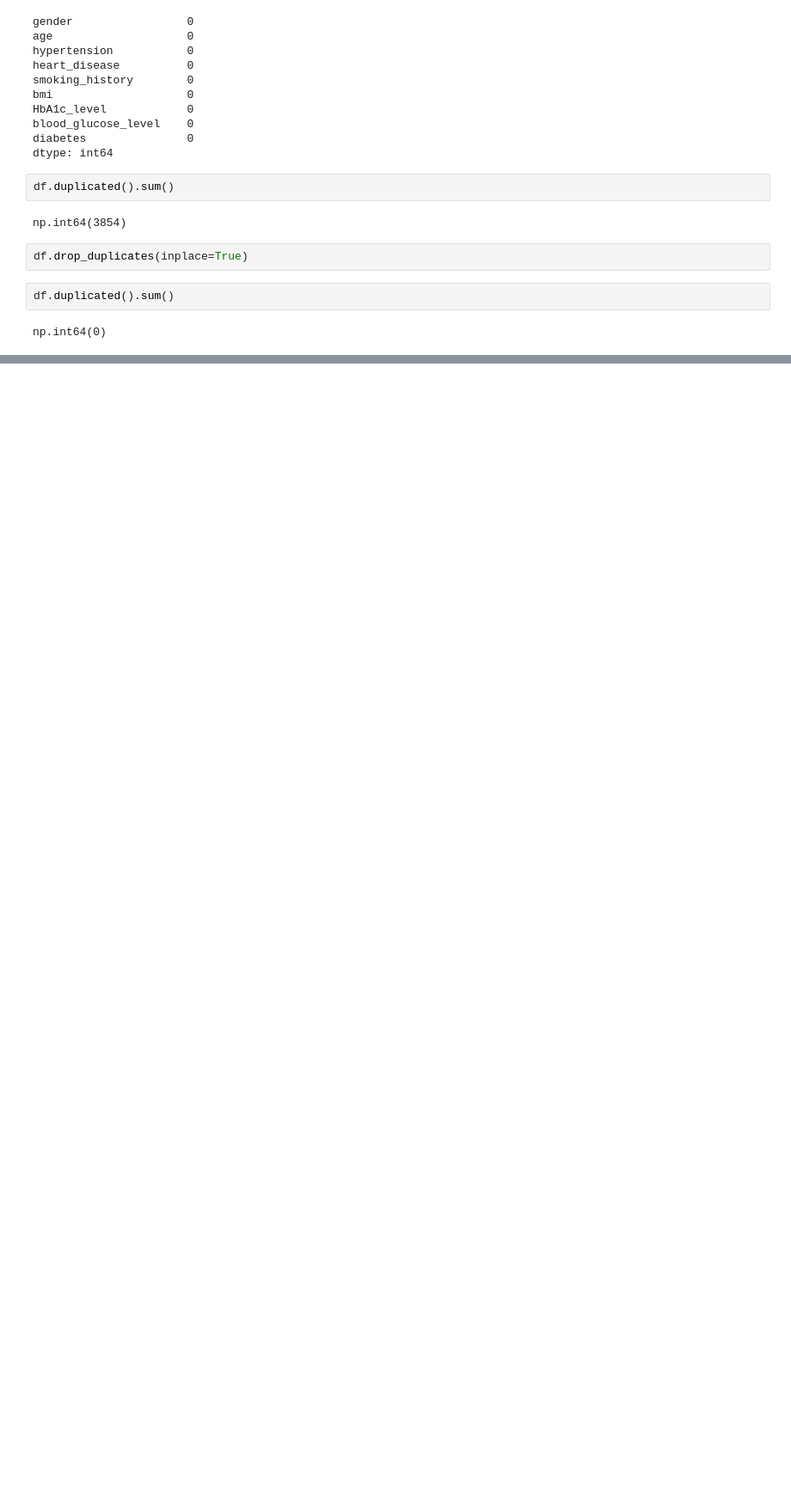
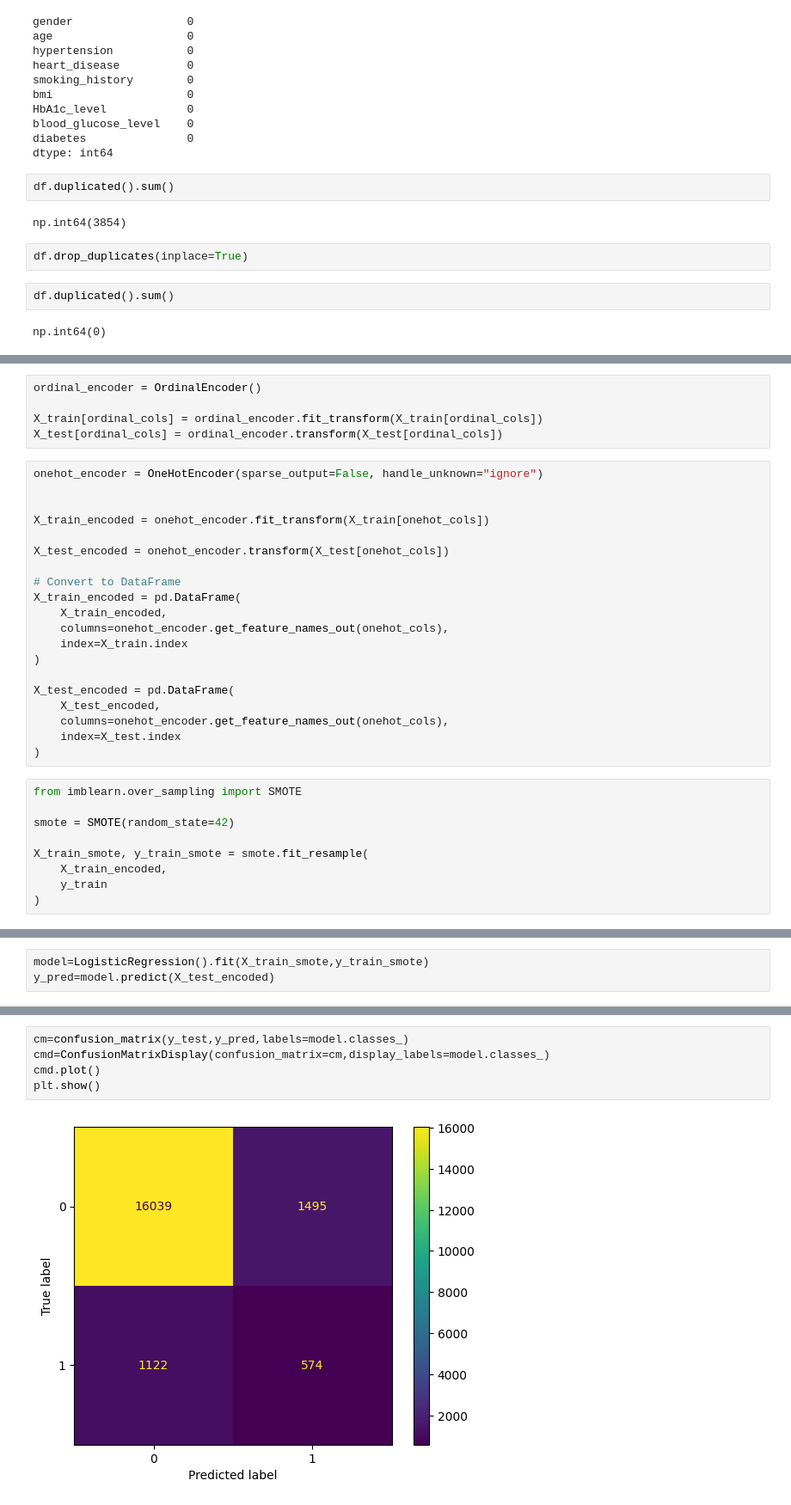
Before and after one commit to bhijanbastola/100days, a Jupyter notebook: DoNotOpen/diabetes.ipynb, the cells around one changed output, grey strips where cells are left out. Shown at 86% size. Saved outputs shown, nothing was run; the diff lists cells and outputs as text; blank space fills up the shorter version.

```diff
--- a/DoNotOpen/diabetes.ipynb
+++ b/DoNotOpen/diabetes.ipynb
@@ -108,0 +188,34 @@ np.int64(0)
+# %%
+ordinal_encoder = OrdinalEncoder()
+
+X_train[ordinal_cols] = ordinal_encoder.fit_transform(X_train[ordinal_cols])
+X_test[ordinal_cols] = ordinal_encoder.transform(X_test[ordinal_cols])
+# %%
+onehot_encoder = OneHotEncoder(sparse_output=False, handle_unknown="ignore")
+
+
+X_train_encoded = onehot_encoder.fit_transform(X_train[onehot_cols])
+
+X_test_encoded = onehot_encoder.transform(X_test[onehot_cols])
+
+# Convert to DataFrame
+X_train_encoded = pd.DataFrame(
+    X_train_encoded,
+    columns=onehot_encoder.get_feature_names_out(onehot_cols),
+    index=X_train.index
+)
+
+X_test_encoded = pd.DataFrame(
+    X_test_encoded,
+    columns=onehot_encoder.get_feature_names_out(onehot_cols),
+    index=X_test.index
+)
+# %%
+from imblearn.over_sampling import SMOTE
+
+smote = SMOTE(random_state=42)
+
+X_train_smote, y_train_smote = smote.fit_resample(
+    X_train_encoded,
+    y_train
+)
@@ -108,0 +240,3 @@ np.int64(0)
+# %%
+model=LogisticRegression().fit(X_train_smote,y_train_smote)
+y_pred=model.predict(X_test_encoded)
@@ -108,0 +257,7 @@ np.int64(0)
+# %%
+cm=confusion_matrix(y_test,y_pred,labels=model.classes_)
+cmd=ConfusionMatrixDisplay(confusion_matrix=cm,display_labels=model.classes_)
+cmd.plot()
+plt.show()
+# %% [output]
+[figure, added]
```
Also changed, not shown: parts of 14 cells of this notebook.
